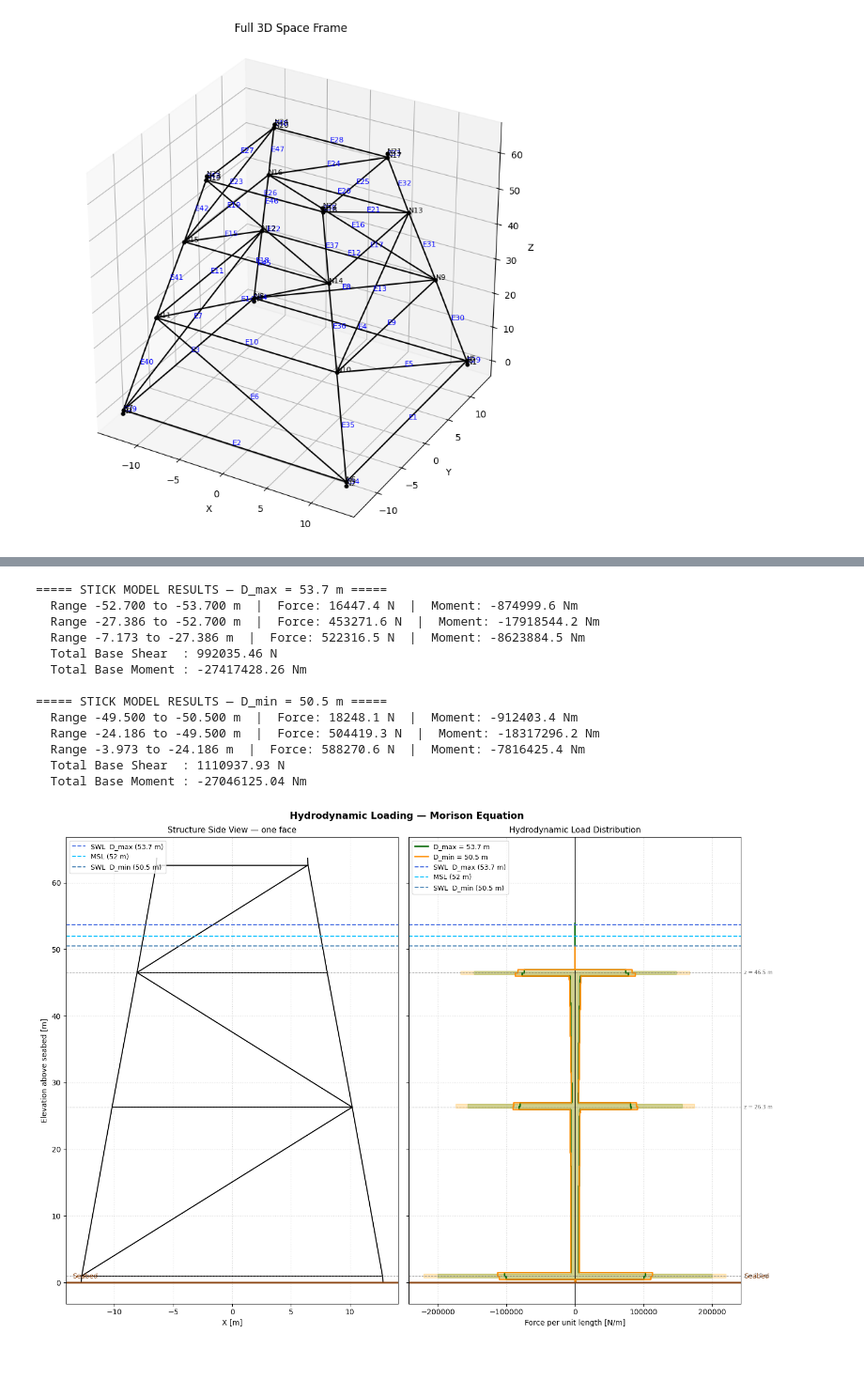
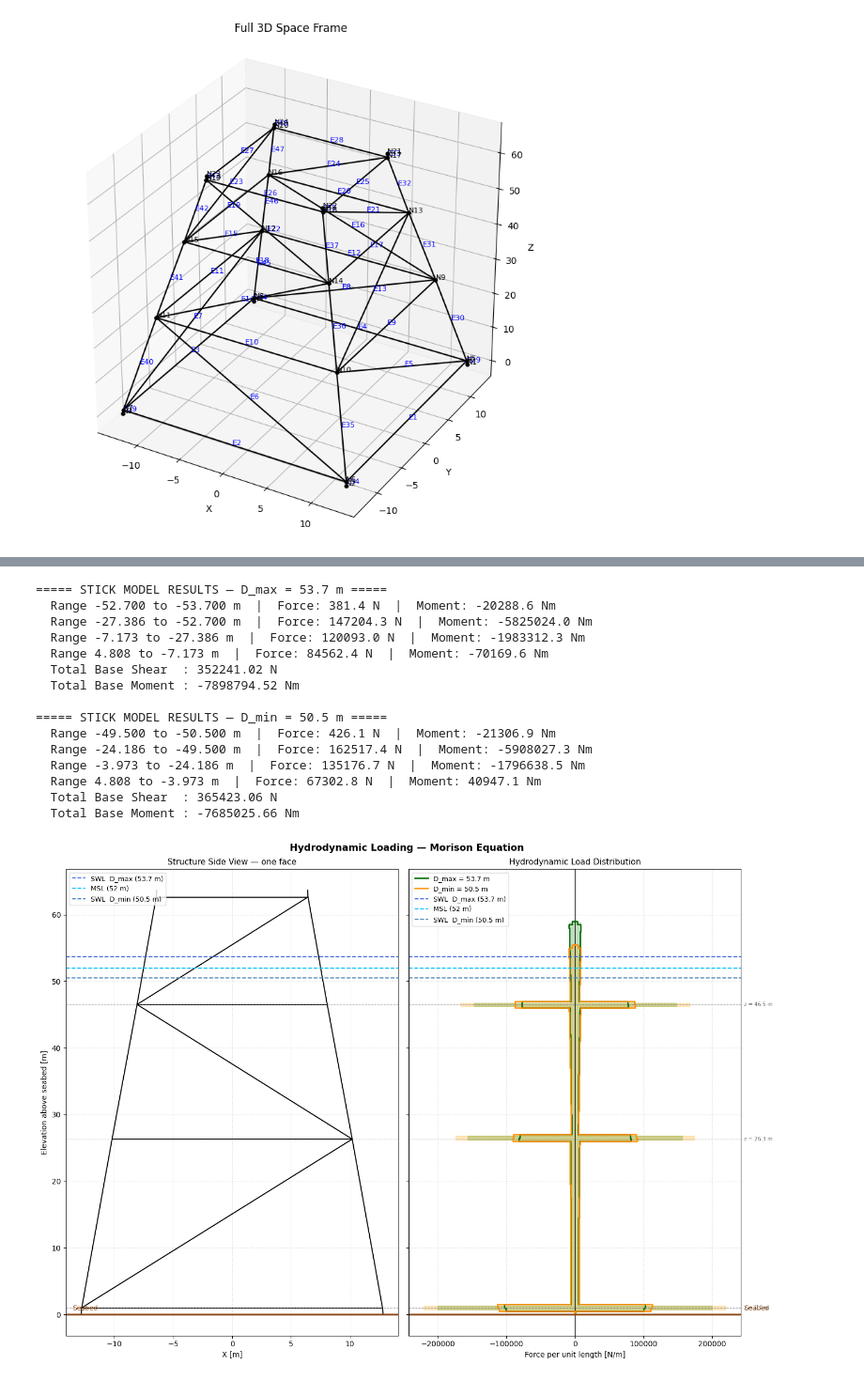
Before and after one commit to Robert2307/Offshore_Structures_Design, a Jupyter notebook: DesignProject.ipynb, the cells around one changed output, grey strips where cells are left out. Shown at 94% size. Drawn from its saved outputs; the diff is of its cells as text; code cells hidden in the pictures.

```diff
--- a/DesignProject.ipynb
+++ b/DesignProject.ipynb
@@ -544,6 +544,7 @@ def wheeler_z(z, zeta, h):
     return ((z+h)/(h+zeta))*h - h
 
 def stick_model(h, ranges):
+    zeta = H/2*np.cos(phase)
     results = []
     for zL, zU in ranges:
         E0 = abs(zU - zL)
@@ -552,7 +553,9 @@ def stick_model(h, ranges):
             xi, yi, zi_raw = nodes[m['start']]
             xj, yj, zj_raw = nodes[m['end']]
             zi = zi_raw - h;  zj = zj_raw - h
-            if max(zi, zj) > 0: continue
+            za, zb = min(zi, zj), max(zi, zj)
+            # Only include members that physically cross through this elevation range
+            if zb <= zL or za >= zU: continue
             D  = m['D']
             dx, dy, dz = xj-xi, yj-yi, zj-zi
             L  = np.sqrt(dx**2 + dy**2 + dz**2)
@@ -565,9 +568,8 @@ def stick_model(h, ranges):
         z_pts  = [zU, (zU+zL)/2, zL]
         f_vals = []
         for z in z_pts:
-            if z > 0:
+            if z > zeta:
                 f_vals.append(0.0); continue
-            zeta   = H/2*np.cos(phase)
             z_s    = wheeler_z(z, zeta, h)
             u, a_x = airy_kinematics(z_s, H, T, h, phase)
             f_vals.append(0.5*rho*CD*Dde_sum*u*abs(u)
@@ -581,16 +583,24 @@ def stick_model(h, ranges):
     return F_total, M_total, results
 
 def hydrodynamic_distribution(nodes, members, H, T, h, phase=phase, dz=0.5):
-    z_min  = min(z - h for _, _, z in nodes.values())
-    z_grid = np.arange(z_min, dz, dz)
+    z_min        = min(z - h for _, _, z in nodes.values())
+    zeta_crest   = H/2 * np.cos(phase)          # wave crest elevation above SWL
+    z_struct_top = max(max(nodes[m['start']][2], nodes[m['end']][2]) - h for m in members)
+    z_grid       = np.arange(z_min, zeta_crest + dz, dz)
     distribution = []
+    Dde_top = 0.0   # effective diameter of topmost structural panel (fallback above structure)
+    Die_top = 0.0
+
     for z in z_grid:
+        if z > zeta_crest:                                   # above wave crest: no water
+            distribution.append({'z_abs': z + h, 'Force': 0.0})
+            continue
         Dde_sum = 0;  Die_sq_sum = 0;  conc_force = 0.0
         for m in members:
             xi, yi, zi_raw = nodes[m['start']]
             xj, yj, zj_raw = nodes[m['end']]
             zi = zi_raw - h;  zj = zj_raw - h
-            if max(zi, zj) > 0: continue
+            if min(zi, zj) > zeta_crest: continue
             D    = m['D']
             dx, dy, dz_m = xj-xi, yj-yi, zj-zi
             L    = np.sqrt(dx**2 + dy**2 + dz_m**2)
@@ -598,8 +608,7 @@ def hydrodynamic_distribution(nodes, members, H, T, h, phase=phase, dz=0.5):
             p    = np.sqrt(dx**2 + dy**2)
             if abs(dz_m) < 1e-6:
                 if abs(z - zi) < dz / 2:
-                    zeta     = H/2 * np.cos(phase)
-                    z_s      = wheeler_z(zi, zeta, h)
+                    z_s      = wheeler_z(zi, zeta_crest, h)
                     u_h, a_h = airy_kinematics(z_s, H, T, h, phase)
                     F_h      = (0.5*rho*CD*D*p*u_h*abs(u_h)
                                 + rho*CM*(np.pi/4)*D**2*p*a_h)
@@ -608,9 +617,18 @@ def hydrodynamic_distribution(nodes, members, H, T, h, phase=phase, dz=0.5):
                 q = (p*D)/L
                 Dde_sum    += q
                 Die_sq_sum += (q*D)**2
-        Die_sum   = np.sqrt(Die_sq_sum)
-        zeta      = H/2*np.cos(phase)
-        z_s       = wheeler_z(z, zeta, h)
+        Die_sum = np.sqrt(Die_sq_sum)
+
+        # Above the topmost structural member: carry forward the topmost panel's
+        # effective diameter — Wheeler stretching remaps kinematics to sub-SWL depths
+        if z > z_struct_top:
+            Dde_sum = Dde_top
+            Die_sum = Die_top
+        elif Dde_sum > 0:
+            Dde_top = Dde_sum
+            Die_top = Die_sum
+
+        z_s       = wheeler_z(z, zeta_crest, h)
         u, a_x    = airy_kinematics(z_s, H, T, h, phase)
         f_drag    = 0.5*rho*CD*Dde_sum*u*abs(u)
         f_inertia = rho*CM*(np.pi/4)*Die_sum**2*a_x
@@ -625,9 +643,18 @@ cases = [
 case_results = []
 
 for h, case_label, line_color, fill_color in cases:
-    ranges = [(z_levels_all[i] - h, z_levels_all[i+1] - h)
-              for i in range(len(z_levels_all) - 1)
-              if z_levels_all[i+1] <= h]
+    zeta_cr = H/2 * np.cos(phase)           # wave crest elevation above SWL
+    ranges = []
+    for i in range(len(z_levels_all) - 1):
+        zL = z_levels_all[i]   - h
+        zU = z_levels_all[i+1] - h
+        if zL >= zeta_cr: continue          # range entirely above crest
+        # Extend the topmost range up to the wave crest (Wheeler zone above structure)
+        if i == len(z_levels_all) - 2:
+            zU = zeta_cr
+        else:
+            zU = min(zU, zeta_cr)
+        ranges.append((zL, zU))
 
     F_total, M_total, stick_res = stick_model(h, ranges)
     force_dist = hydrodynamic_distribution(nodes, members, H, T, h, phase=phase)
@@ -685,7 +712,6 @@ ax_s.axhline(50.5,      color='steelblue',   linestyle='--', linewidth=1.4, labe
 ax_s.axhline(0,         color='saddlebrown', linestyle='-',  linewidth=2.5)
 ax_s.text(0.02, 0.4, 'Seabed', transform=ax_s.get_yaxis_transform(),
           color='saddlebrown', fontsize=9, va='bottom')
-
 all_horiz = sorted({z for cr in case_results for z in cr['horiz_abs']})
 for z_hz in all_horiz:
     ax_s.axhline(z_hz, color='gray', linestyle='--', linewidth=0.8, alpha=0.6)
@@ -699,41 +725,43 @@ ax_l.grid(True, linestyle=':', alpha=0.5)
 ax_l.axvline(0, color='k', linewidth=0.8)
 
 for cr in case_results:
     fa = cr['forces'];  za = cr['z_abs']
     ax_l.fill_betweenx(za, -fa, fa, alpha=0.25, color=cr['fill_color'], step='mid')
     ax_l.step( fa, za, where='mid', color=cr['line_color'], linewidth=1.8, label=cr['label'])
     ax_l.step(-fa, za, where='mid', color=cr['line_color'], linewidth=1.8)
 
 ax_l.axhline(53.7,      color='royalblue',   linestyle='--', linewidth=1.4, label='SWL  D_max (53.7 m)')
 ax_l.axhline(z_MSL_abs, color='deepskyblue', linestyle='--', linewidth=1.4, label=f'MSL ({z_MSL_abs:.0f} m)')
 ax_l.axhline(50.5,      color='steelblue',   linestyle='--', linewidth=1.4, label='SWL  D_min (50.5 m)')
 ax_l.axhline(0,         color='saddlebrown', linestyle='-',  linewidth=2.5)
 ax_l.text(1.01, 0.4, 'Seabed', transform=ax_l.get_yaxis_transform(),
           color='saddlebrown', fontsize=9, va='bottom')
 
 for z_hz in all_horiz:
     ax_l.axhline(z_hz, color='gray', linestyle='--', linewidth=0.8, alpha=0.7)
     ax_l.text(1.01, z_hz, f'z = {z_hz:.1f} m',
               transform=ax_l.get_yaxis_transform(),
               fontsize=7, color='dimgray', va='center')
 
 ax_l.legend(fontsize=9, loc='upper left')
 
 plt.suptitle('Hydrodynamic Loading — Morison Equation', fontsize=13, fontweight='bold')
 plt.tight_layout()
 plt.show()
 # %% [output]
 ===== STICK MODEL RESULTS — D_max = 53.7 m =====
-  Range -52.700 to -53.700 m  |  Force: 16447.4 N  |  Moment: -874999.6 Nm
-  Range -27.386 to -52.700 m  |  Force: 453271.6 N  |  Moment: -17918544.2 Nm
-  Range -7.173 to -27.386 m  |  Force: 522316.5 N  |  Moment: -8623884.5 Nm
-  Total Base Shear  : 992035.46 N
-  Total Base Moment : -27417428.26 Nm
+  Range -52.700 to -53.700 m  |  Force: 381.4 N  |  Moment: -20288.6 Nm
+  Range -27.386 to -52.700 m  |  Force: 147204.3 N  |  Moment: -5825024.0 Nm
+  Range -7.173 to -27.386 m  |  Force: 120093.0 N  |  Moment: -1983312.3 Nm
+  Range 4.808 to -7.173 m  |  Force: 84562.4 N  |  Moment: -70169.6 Nm
+  Total Base Shear  : 352241.02 N
+  Total Base Moment : -7898794.52 Nm
 
 ===== STICK MODEL RESULTS — D_min = 50.5 m =====
-  Range -49.500 to -50.500 m  |  Force: 18248.1 N  |  Moment: -912403.4 Nm
-  Range -24.186 to -49.500 m  |  Force: 504419.3 N  |  Moment: -18317296.2 Nm
-  Range -3.973 to -24.186 m  |  Force: 588270.6 N  |  Moment: -7816425.4 Nm
-  Total Base Shear  : 1110937.93 N
-  Total Base Moment : -27046125.04 Nm
+  Range -49.500 to -50.500 m  |  Force: 426.1 N  |  Moment: -21306.9 Nm
+  Range -24.186 to -49.500 m  |  Force: 162517.4 N  |  Moment: -5908027.3 Nm
+  Range -3.973 to -24.186 m  |  Force: 135176.7 N  |  Moment: -1796638.5 Nm
+  Range 4.808 to -3.973 m  |  Force: 67302.8 N  |  Moment: 40947.1 Nm
+  Total Base Shear  : 365423.06 N
+  Total Base Moment : -7685025.66 Nm
-[figure, old version]
+[figure, new version]
```
Also changed, not shown: parts of 1 cell of this notebook.
